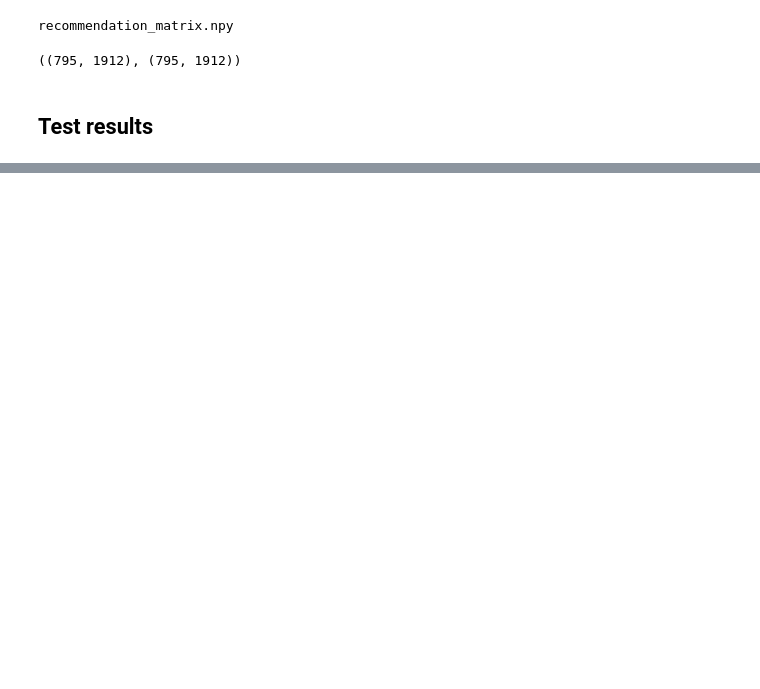
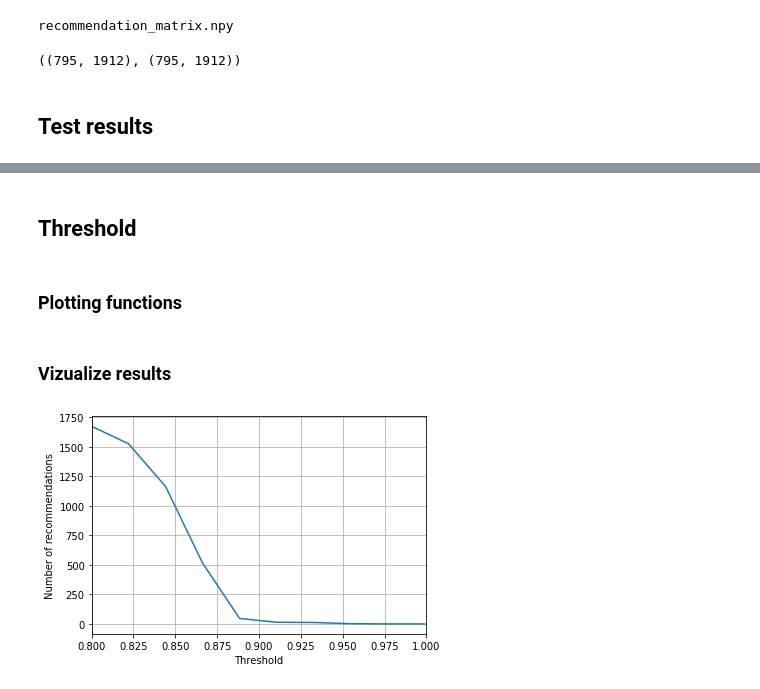
Before and after one commit to tnfru/colab_research, a Jupyter notebook: PricePred.ipynb, the cells around one changed output, grey strips where cells are left out. Saved outputs shown, nothing was run; the diff lists cells and outputs as text; code cells hidden in the pictures; blank space fills up the shorter version.

Commit message:
add: threshold plot

```diff
--- a/PricePred.ipynb
+++ b/PricePred.ipynb
@@ -198,16 +199,16 @@ def get_recommendations(R, user_id=None, item_id=None, n=4):
   return top_idx, top_values
 # %%
 def rec_above_threshold(threshold, user_id=None, item_id=None):
-  if item_id is None:
+  if item_id is None and user_id is not None:
     above_threshold = R[user_id] > threshold
 
-  elif user_id is None:
+  elif user_id is None and item_id is not None:
     above_threshold = R[:,item_id] > threshold
 
   else:
     raise ValueError("Either user_id or item_id needs to be None")
 
-  return np.argwhere(above_threshold == 1).squeeze()
+  return np.argwhere(above_threshold == 1)
 # %% [markdown]
 ## Save Matrix to disc
 # %%
@@ -236,7 +233,3 @@ CPM.shape, R.shape
 ((795, 1912), (795, 1912))
 # %% [markdown]
 ## Test results
-# %%
-user_id = 1
-# %%
-recs = rec_above_threshold(.925, user_id=user_id)
@@ -259,0 +236,14 @@ l.shape
+# %% [markdown]
+## Threshold
+# %% [markdown]
+### Plotting functions
+# %%
+def plot_threshold_recs(user_id=None, item_id=None, threshold_range=[.8, .999], num_points=10):
+  thresholds = np.linspace(threshold_range[0], threshold_range[1], num_points)
+  recs = np.array([rec_above_threshold(threshold, user_id=user_id).shape[0] for threshold in thresholds])
+
+  plt.plot(thresholds, recs)
+  plt.grid()
+  plt.xlim(threshold_range[0], 1)
+  plt.xlabel("Threshold")
+  plt.ylabel("Number of recommendations");
@@ -259,0 +268,6 @@ l.shape
+# %% [markdown]
+### Vizualize results
+# %%
+plot_threshold_recs(0)
+# %% [output]
+[figure, added]
```
Also changed, not shown: parts of 10 cells of this notebook.
